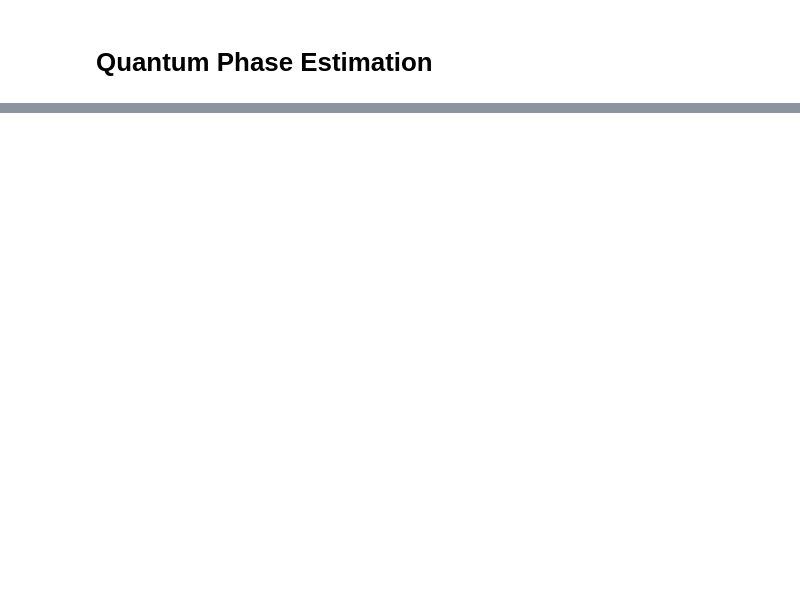
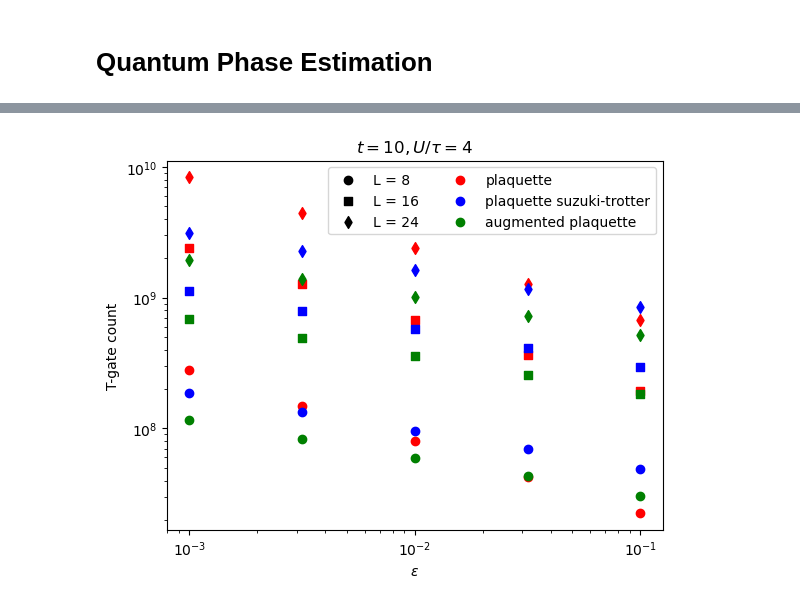
Before and after one commit to BjornTCC/lie-trotterization, a Jupyter notebook: square_lattice.ipynb, the cells around one changed output, grey strips where cells are left out. Drawn from its saved outputs; the diff is of its cells as text; code cells hidden in the pictures; blank space fills up the shorter version.

```diff
--- a/square_lattice.ipynb
+++ b/square_lattice.ipynb
@@ -289,0 +312,39 @@ for gate_gen, color, comp_strat in zip([gates_2nd_order, gates_4th_order, gates_
+# %%
+t = 10
+logeps_list = np.linspace(-3, -1, 5)
+eps_list = np.pow(10, logeps_list)
+Ls = [8, 16, 24]
+
+colors = ['r', 'b', 'g']
+marker_styles = ['o', 's', 'd']
+comp_strats = ["plaquette", "plaquette suzuki-trotter", "augmented plaquette"]
+
+for L, marker in zip(Ls, marker_styles):
+    plt.scatter([],[], c = "k", marker = marker, label = f"L = {L}")
+for strat, color in zip(comp_strats, colors):
+    plt.scatter([],[], c = color, marker = "o", label = strat)
+
+plt.xscale("log")
+plt.yscale("log")
+plt.legend(ncol = 2)
+plt.xlabel(rf"$\varepsilon$")
+plt.ylabel("T-gate count")
+plt.title(rf"$t = {t}, U / \tau = {U}$")
+
+for gate_gen, color, comp_strat in zip([gates_2nd_order, gates_4th_order, gates_augmented], colors, comp_strats):
+    for L, marker_style in zip(Ls, marker_styles):
+        t_gates, u_gates = gate_gen(L)
+        ys = [dict_to_t_count(hamiltonian_simulation_cost(
+            t,
+            e,
+            t_gates,
+            outer_gates=u_gates,
+            trotter_steps_from_time_and_error=get_trotter_count_func(comp_strat, L),
+            x=x,
+            synthesize_rotation_with="RUS"
+        ))
+            for e in eps_list
+        ]
+        plt.scatter(eps_list, ys, marker = marker_style, c = color)
+# %% [output]
+[figure, added]
```
Also changed, not shown: parts of 16 cells of this notebook, 3 other files.
